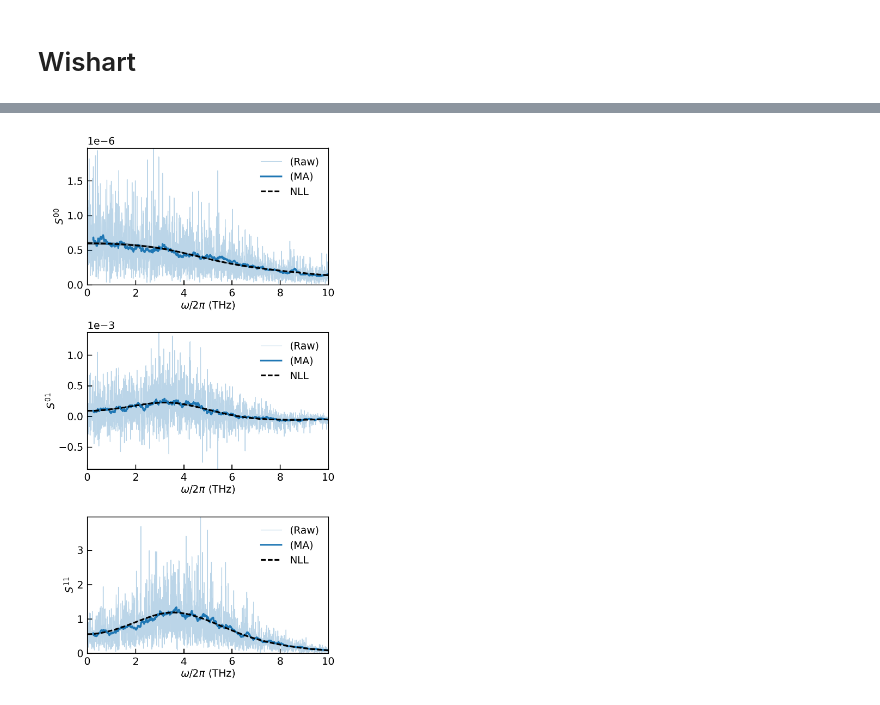
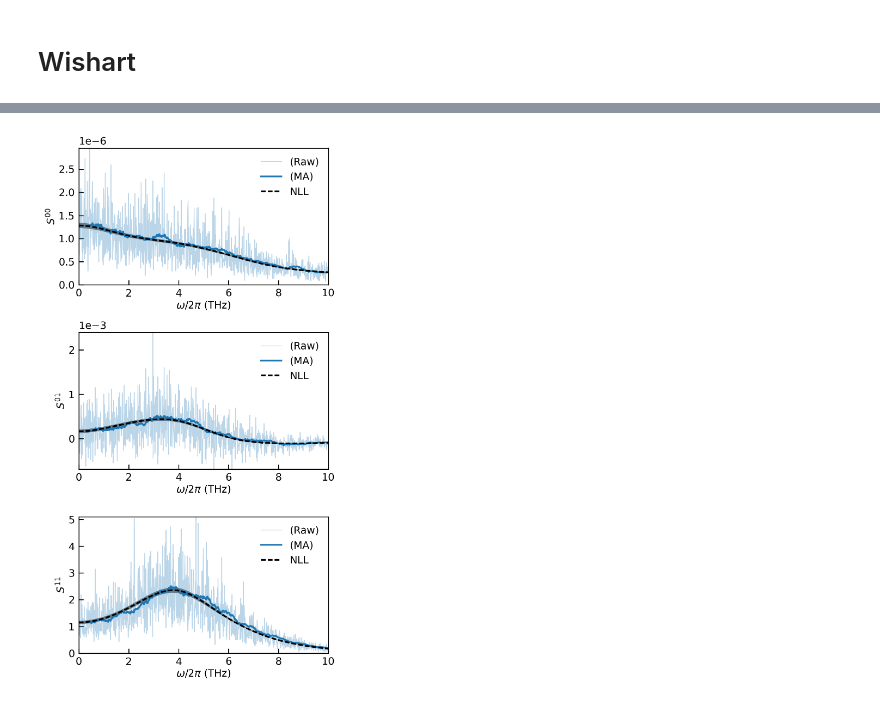
Before and after one commit to ppegolo/sportran, a Jupyter notebook: examples/07_example_negative_log_likelihood.ipynb, the cells around one changed output, grey strips where cells are left out. Drawn from its saved outputs; the diff is of its cells as text; code cells hidden in the pictures.

```diff
--- a/examples/07_example_negative_log_likelihood.ipynb
+++ b/examples/07_example_negative_log_likelihood.ipynb
@@ -40,9 +62,15 @@ def model_wishart(x, y, N):
 # %%
 dc=np.load('data/bayesian/CsF/dc_minimal.npy', allow_pickle = True).item()
+# %%
+def split_bl(array):
+    s = array.shape[0]//2
+    return np.hstack([array[:s], array[s:]])
 # %%
 flux = st.HeatCurrent([
-    dc['qflux'],
-    dc['ele_flux']
+    # dc['qflux'],
+    # dc['ele_flux']
+    split_bl(dc['qflux']),
+    split_bl(dc['ele_flux'])
     ],
     DT_FS=1,
     TEMPERATURE=dc['Temeprature'],
@@ -193,9 +274,8 @@ n_parameters = 14
 # %%
-omega = flux_resample.maxlike.omega
-data_wishart = flux_resample.maxlike.data
-estimate = flux_resample.NLL_spline(omega)
-estimate_p = flux_resample.NLL_spline_upper(omega)
-estimate_m = flux_resample.NLL_spline_lower(omega)
+data_wishart = flux_resample.cospectrum.real.transpose((2,0,1))
+estimate = flux_resample.NLL_mean
+estimate_p = flux_resample.NLL_upper
+estimate_m = flux_resample.NLL_lower
 
 ip = 0
 addaxes = []
@@ -220,31 +300,31 @@ for ax, i, j in zip(axes, *np.triu_indices(2)):
                 lw = 1.5,
                 color = pl.get_color()
                 )
 
         x, y = flux_resample.freqs_THz, estimate[:, i, j]*flux_resample.KAPPA_SCALE/2
         ym, yp = estimate_m[:, i, j]*flux_resample.KAPPA_SCALE/2, estimate_p[:, i, j]*flux_resample.KAPPA_SCALE/2
 
         ax.plot(x,
                 y,
                 color = 'k',
                 lw = 1.5,
                 label = 'NLL',
                 ls = '--')
 
         ax.fill_between(x,
                         ym,
                         yp,
                         color = 'k',
                         alpha = 0.5)
 
         ax.set_xlim(0,10)
         ax.set_ylim(0 if i == j else None)
 
         ax.set_xlabel('$\omega/2\pi$ (THz)')
         ax.set_ylabel(f'$S^{{{i}{j}}}$')
 
         ax.legend()
 
 fig.tight_layout()
 # %% [output]
-[figure, old version]
+[figure, new version]
```
Also changed, not shown: parts of 12 cells of this notebook, 2 other files.
